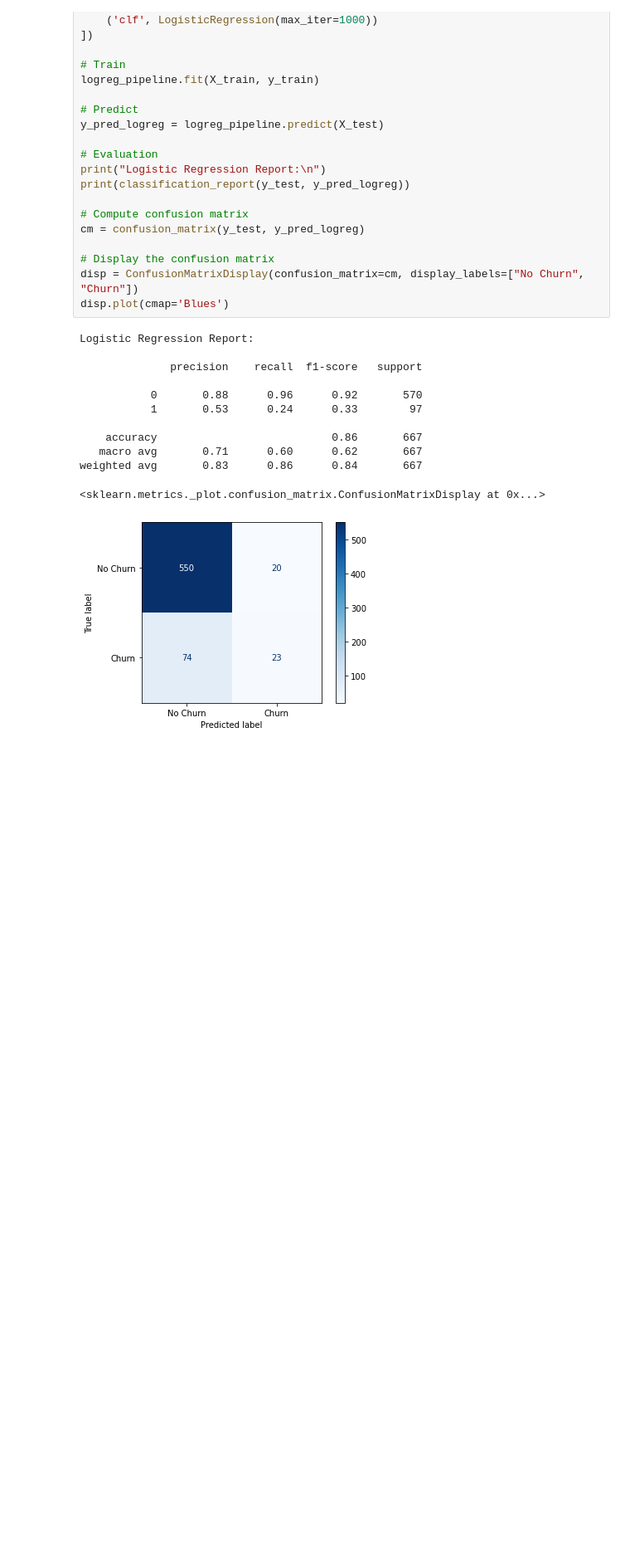
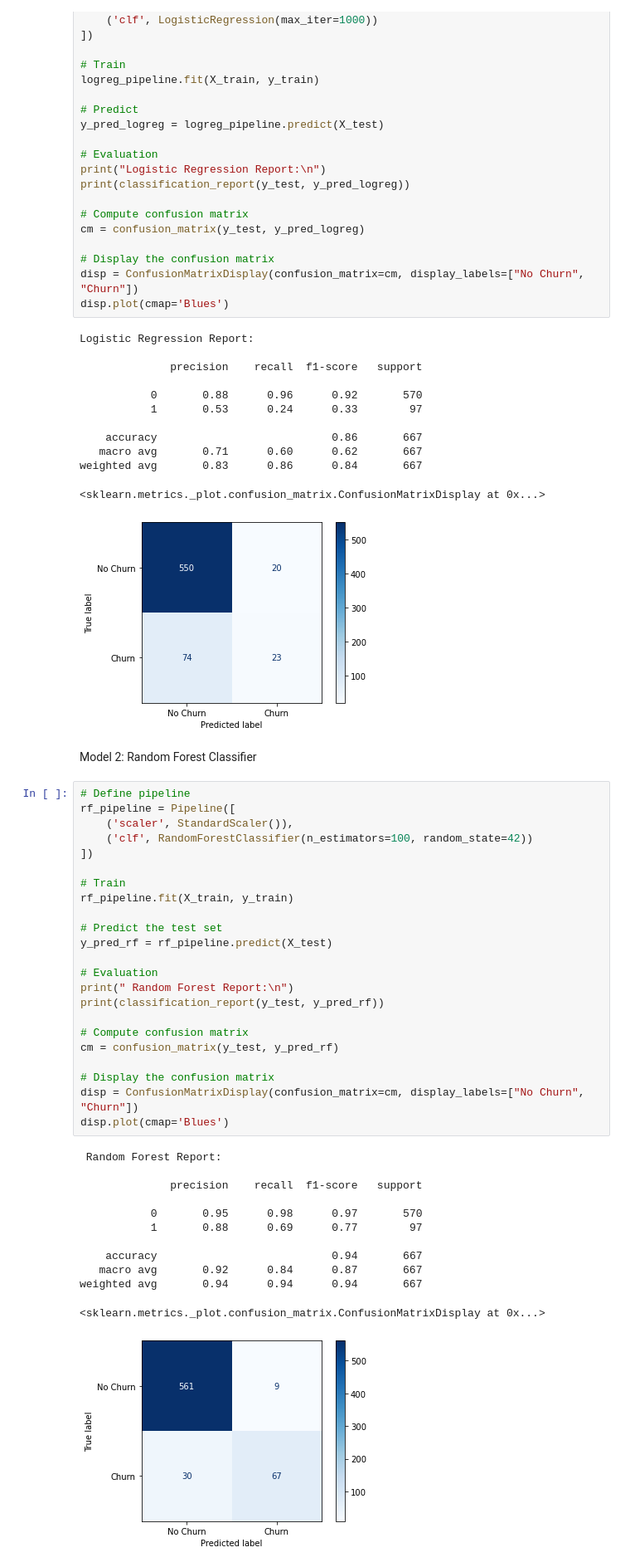
Before and after one commit to Kwamboka1584/SyriaTel-Customer-Churn, a Jupyter notebook: notebooks/CustomerChurn.ipynb, the cells around one changed output. Shown at 83% size. Cells and saved outputs as stored; diff of their text form; blank space fills up the shorter version.

Commit message:
Train and evaluate Random Forest  model

```diff
--- a/notebooks/CustomerChurn.ipynb
+++ b/notebooks/CustomerChurn.ipynb
@@ -646,3 +647,41 @@ Logistic Regression Report:
 weighted avg       0.83      0.86      0.84       667
 <sklearn.metrics._plot.confusion_matrix.ConfusionMatrixDisplay at 0x...>
 [figure]
+# %% [markdown]
+ Model 2: Random Forest Classifier
+# %%
+# Define pipeline
+rf_pipeline = Pipeline([
+    ('scaler', StandardScaler()),
+    ('clf', RandomForestClassifier(n_estimators=100, random_state=42))
+])
+
+# Train
+rf_pipeline.fit(X_train, y_train)
+
+# Predict the test set
+y_pred_rf = rf_pipeline.predict(X_test)
+
+# Evaluation
+print(" Random Forest Report:\n")
+print(classification_report(y_test, y_pred_rf))
+
+# Compute confusion matrix
+cm = confusion_matrix(y_test, y_pred_rf)
+
+# Display the confusion matrix
+disp = ConfusionMatrixDisplay(confusion_matrix=cm, display_labels=["No Churn", "Churn"])
+disp.plot(cmap='Blues')
+# %% [output]
+ Random Forest Report:
+
+              precision    recall  f1-score   support
+
+           0       0.95      0.98      0.97       570
+           1       0.88      0.69      0.77        97
+
+    accuracy                           0.94       667
+   macro avg       0.92      0.84      0.87       667
+weighted avg       0.94      0.94      0.94       667
+<sklearn.metrics._plot.confusion_matrix.ConfusionMatrixDisplay at 0x...>
+[figure, added]
```
Also changed, not shown: parts of 1 cell of this notebook.
